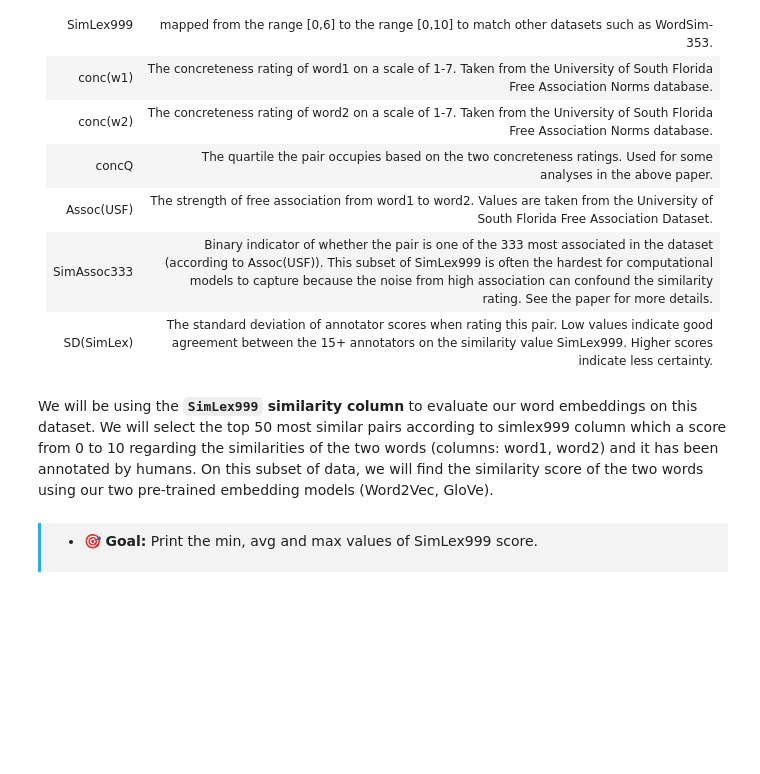
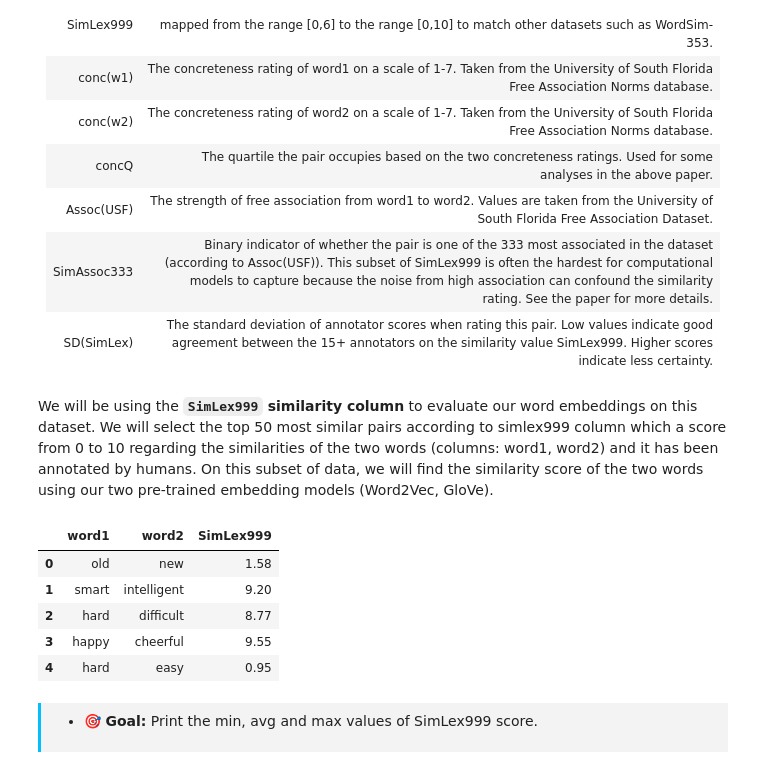
Before and after one commit to Jakhongir0103/Modern-NLP, a Jupyter notebook: Exercises/Week 1 - Word Embeddings/Week-1.ipynb, the cells around one changed output. Saved outputs shown, nothing was run; the diff lists cells and outputs as text; code cells hidden in the pictures; blank space fills up the shorter version.

```diff
--- a/Exercises/Week 1 - Word Embeddings/Week-1.ipynb
+++ b/Exercises/Week 1 - Word Embeddings/Week-1.ipynb
@@ -357,9 +364,16 @@ SimLex-999.txt is a tab-separated plaintext file, where rows correspond to conce
 We will be using the **`SimLex999` similarity column** to evaluate our word embeddings on this dataset. We will select the top 50 most similar pairs according to simlex999 column which a score from 0 to 10 regarding the similarities of the two words (columns: word1, word2) and it has been annotated by humans. On this subset of data, we will find the similarity score of the two words using our two pre-trained embedding models (Word2Vec, GloVe).
 # %%
 # read data
-simlex = pd.read_csv('SimLex-999/SimLex-999.txt', delimiter='\t')
+simlex = pd.read_csv('SimLex-999.txt', delimiter='\t')
 simlex = simlex[['word1', 'word2', 'SimLex999']]
 simlex.head()
+# %% [output]
+|  | word1 | word2 | SimLex999 |
+| 0 | old | new | 1.58 |
+| 1 | smart | intelligent | 9.20 |
+| 2 | hard | difficult | 8.77 |
+| 3 | happy | cheerful | 9.55 |
+| 4 | hard | easy | 0.95 |
 # %% [markdown]
 <div style="padding:8px 0 8px 15px;border-left:3px solid #03befc;background-color:#F3F3F3;">
 
```
Also changed, not shown: parts of 38 cells of this notebook.
